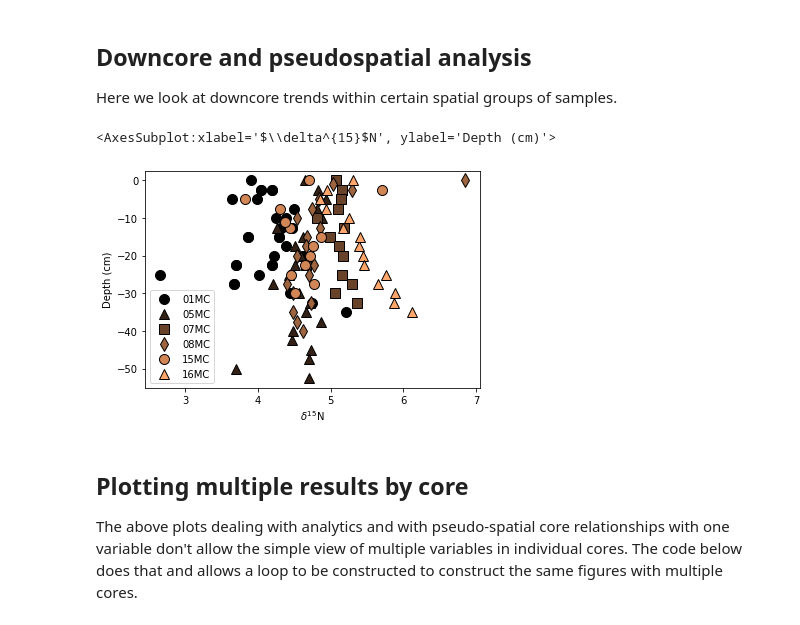
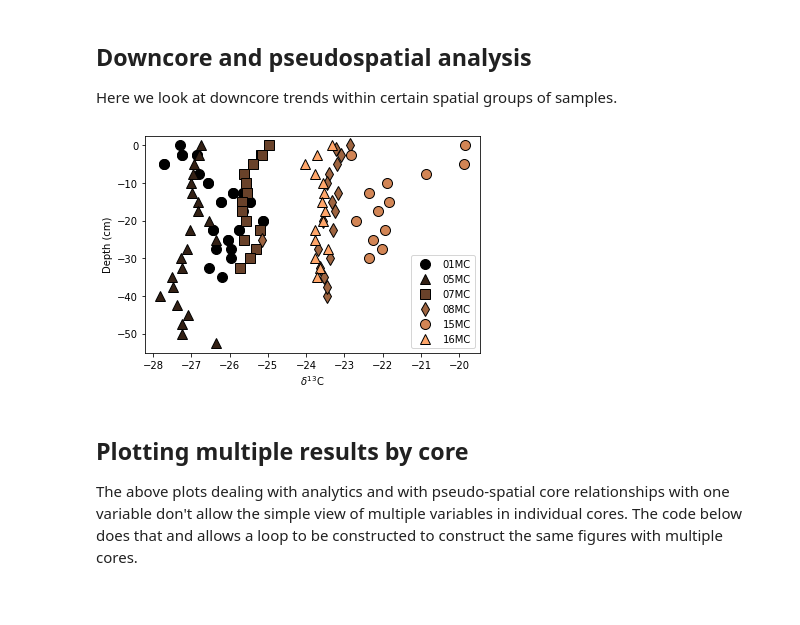
Before and after one commit to DirtBurner/MUDBENCS, a Jupyter notebook: MUDBENCS_MC_Data.ipynb, the cells around one changed output. Drawn from its saved outputs; the diff is of its cells as text; code cells hidden in the pictures.

```diff
--- a/MUDBENCS_MC_Data.ipynb
+++ b/MUDBENCS_MC_Data.ipynb
@@ -41,17 +41,19 @@ Here we look at downcore trends within certain spatial groups of samples.
 # %%
 #Plot multiple cores, one variable:
 #Select a variable (must be a column from the og_df)
-variable = 'd15N'
+variable = 'd13C'
 
 #Choose from these corelists, or make another one of your choosing:
 inner_MCs = ['04MC', '06MC', '10MC', '11MC', '17MC']
 outer_MCs = ['01MC', '05MC', '07MC', '08MC', '15MC', '16MC']
 
 
 MB.plot_MCs(og_df, corelist=outer_MCs, variable=variable, cmap='copper')
+
+directory = 'C:/Users/beros/Box/UDrive_brosenheim/My_Documents/Research/Seagoing Expeditions/CHEM-OCE Guianas Mudbanks 2020/Expedition prep/MUDBENCS/Coring Data'
+plt.savefig(directory+'/outer_MCs_'+variable+'.svg')
 # %% [output]
-<AxesSubplot:xlabel='$\\delta^{15}$N', ylabel='Depth (cm)'>
-[figure, old version]
+[figure, new version]
 # %% [markdown]
 ## Plotting multiple results by core
 The above plots dealing with analytics and with pseudo-spatial core relationships with one variable don't allow the simple view of multiple variables in individual cores. The code below does that and allows a loop to be constructed to construct the same figures with multiple cores.
```
Also changed, not shown: parts of 10 cells of this notebook, 3 other files.
